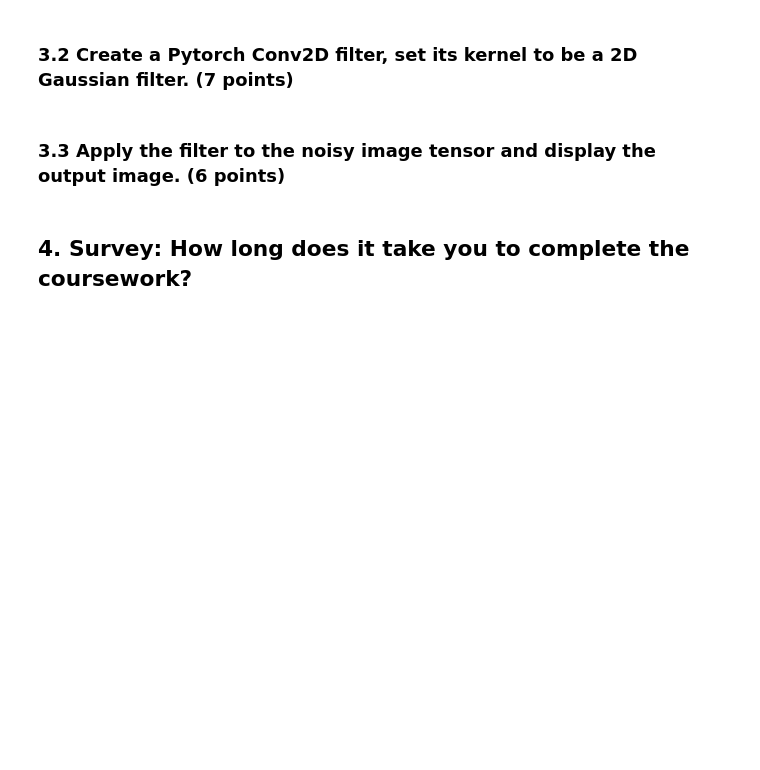
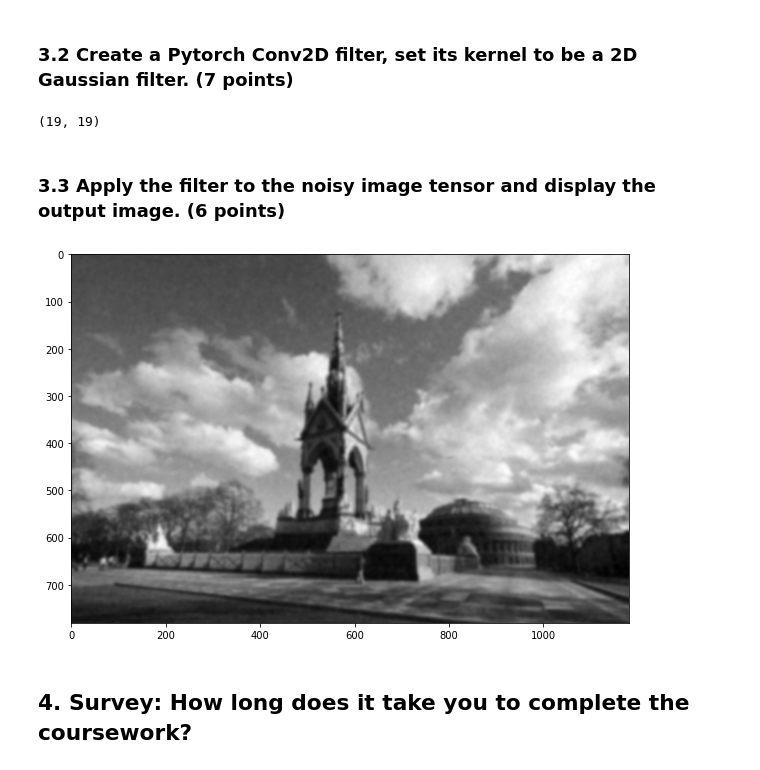
Before and after one commit to NaraS91/Computer_Vision_2022, a Jupyter notebook: coursework_01/coursework_01.ipynb, the cells around one changed output. Cells and saved outputs as stored; diff of their text form; code cells hidden in the pictures; blank space fills up the shorter version.

```diff
--- a/coursework_01/coursework_01.ipynb
+++ b/coursework_01/coursework_01.ipynb
@@ -283,9 +313,10 @@ import torch
 ### 3.1 Expand the dimension of the noisy image into 1x1xXxY and convert it to a Pytorch tensor. (7 points)
 # %%
 # Expand the dimension of the numpy array
-
+expanded = np.expand_dims(image_noisy, (0, 1))
 
 # Convert to a Pytorch tensor using torch.from_numpy
+image_tensor = torch.from_numpy(expanded)
 # %% [markdown]
 ### 3.2 Create a Pytorch Conv2D filter, set its kernel to be a 2D Gaussian filter. (7 points)
 # %%
@@ -295,17 +326,22 @@ h = gaussian_filter_2d(sigma)
 print(h.shape)
 
 # Create the Conv2D filter (provided)
-conv = ...
+conv = torch.nn.Conv2d(1, 1, h.shape)
 
 # Set the kernel weight
+conv.weight = torch.nn.Parameter(torch.from_numpy(np.expand_dims(h, (0, 1))))
+# %% [output]
+(19, 19)
 # %% [markdown]
 ### 3.3 Apply the filter to the noisy image tensor and display the output image. (6 points)
 # %%
 # Filtering
-
+image_filtered = conv(image_tensor).detach().numpy()[0, 0]
 
 # Display the filtering result (provided)
 plt.imshow(image_filtered, cmap='gray')
 plt.gcf().set_size_inches(10, 8)
+# %% [output]
+[figure, added]
 # %% [markdown]
 ## 4. Survey: How long does it take you to complete the coursework?
```
Also changed, not shown: parts of 3 cells of this notebook.
